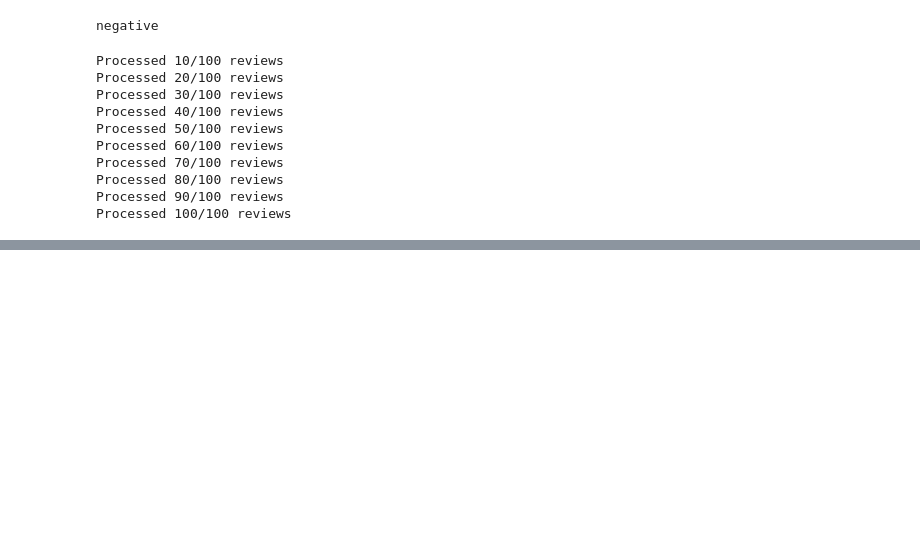
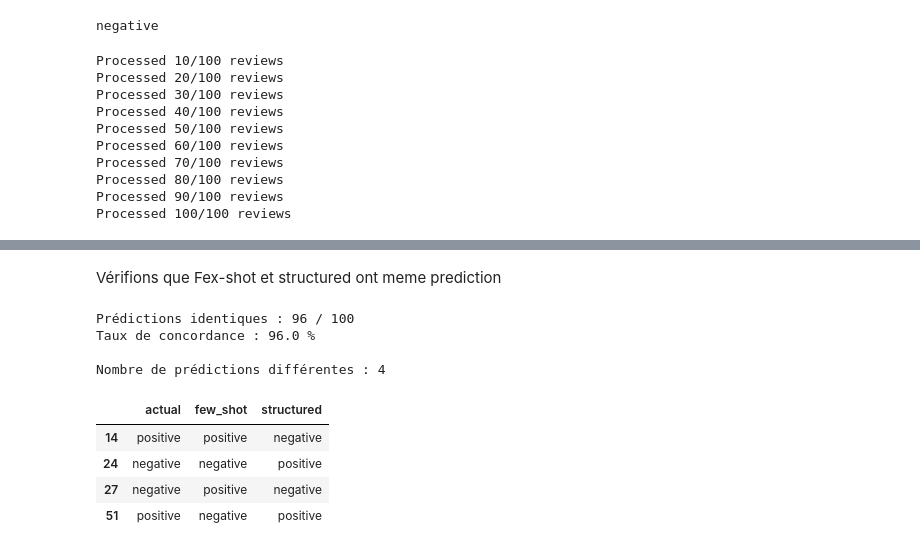
Before and after one commit to BabacarFaye3203/imdb-sentiment-prompt-engineering, a Jupyter notebook: notebooks/01_data_exploration.ipynb, the cells around one changed output, grey strips where cells are left out. Drawn from its saved outputs; the diff is of its cells as text; code cells hidden in the pictures; blank space fills up the shorter version.

```diff
--- a/notebooks/01_data_exploration.ipynb
+++ b/notebooks/01_data_exploration.ipynb
@@ -745,0 +815,39 @@ Counter({'negative': 58, 'positive': 42})
+# %% [markdown]
+Vérifions que Fex-shot et structured ont meme prediction
+# %%
+# Comparer les prédictions
+comparison = pd.DataFrame({
+    "actual": y_test_sample.reset_index(drop=True),
+    "few_shot": predictions_few_shot,
+    "structured": predictions_structured
+})
+
+# Nombre de prédictions identiques
+same_predictions = (
+    comparison["few_shot"] == comparison["structured"]
+).sum()
+
+print("Prédictions identiques :", same_predictions, "/ 100")
+print(
+    "Taux de concordance :",
+    round(same_predictions / len(comparison) * 100, 2),
+    "%"
+)
+
+# Afficher les différences
+differences = comparison[
+    comparison["few_shot"] != comparison["structured"]
+]
+
+print("\nNombre de prédictions différentes :", len(differences))
+display(differences.head(10))
+# %% [output]
+Prédictions identiques : 96 / 100
+Taux de concordance : 96.0 %
+
+Nombre de prédictions différentes : 4
+|  | actual | few_shot | structured |
+| 14 | positive | positive | negative |
+| 24 | negative | negative | positive |
+| 27 | negative | positive | negative |
+| 51 | positive | negative | positive |
```
Also changed, not shown: parts of 18 cells of this notebook, 2 other files.
